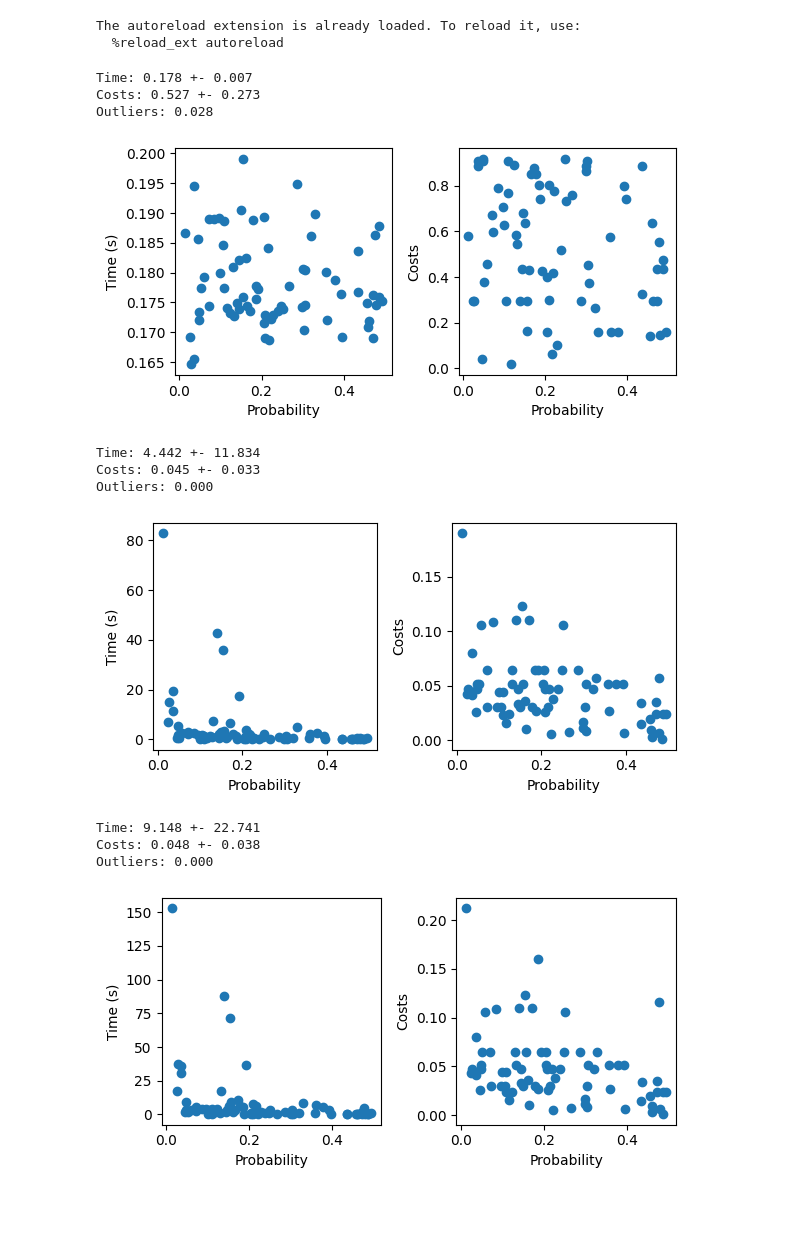
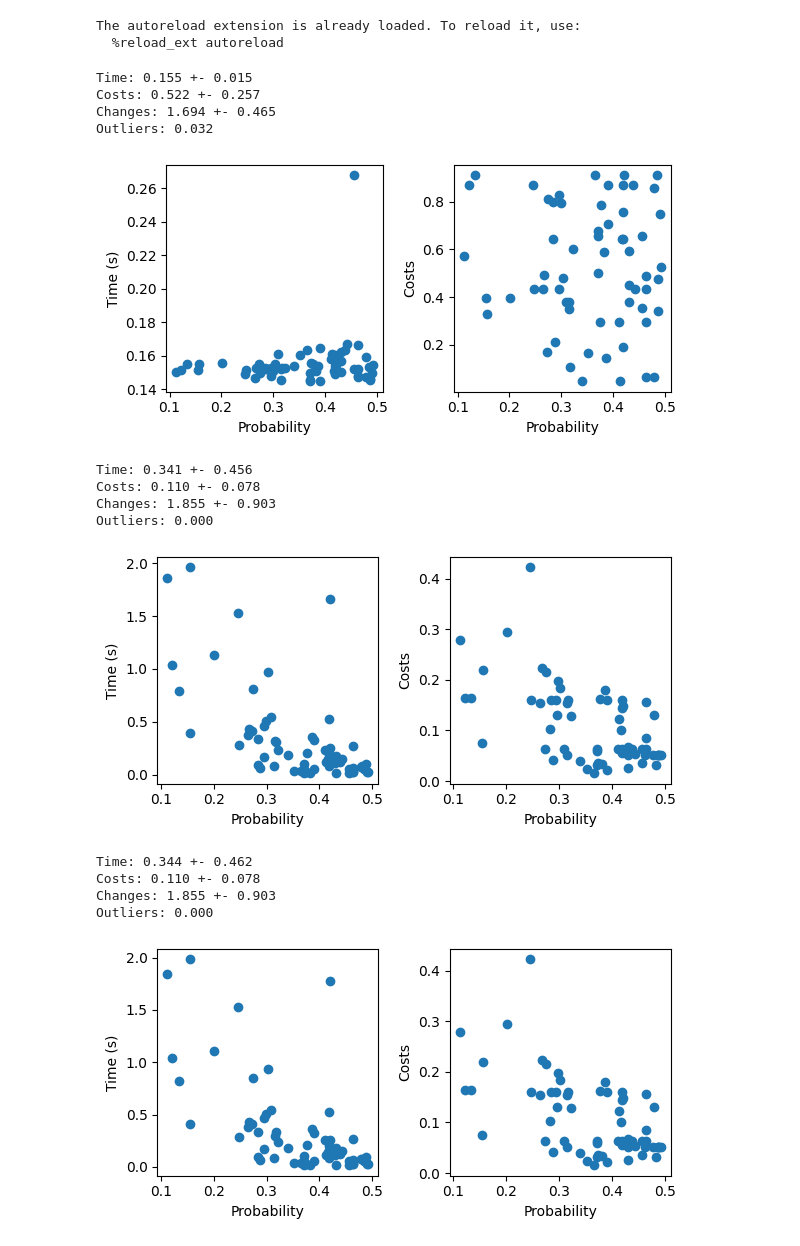
Before and after one commit to hiaac-finance/cfmining, a Jupyter notebook: notebooks/analyze_results.ipynb, the cells around one changed output. Drawn from its saved outputs; the diff is of its cells as text; code cells hidden in the pictures; blank space fills up the shorter version.

```diff
--- a/notebooks/analyze_results.ipynb
+++ b/notebooks/analyze_results.ipynb
@@ -22,7 +22,8 @@ import dice_ml
 The autoreload extension is already loaded. To reload it, use:
   %reload_ext autoreload
 # %%
-X_train, Y_train, model, outlier_detection, individuals = get_data_model("german")
+X_train, Y_train, model, _, individuals = get_data_model("german")
+outlier_detection = joblib.load("../models/german/IsolationForest_test.pkl")
 # %%
 action_set = ActionSet(X = X_train)
 not_mutable_features = ['Age', 'OwnsHouse', 'isMale', 'JobClassIsSkilled', 'Single', 'ForeignWorker', 'RentsHouse']
@@ -38,20 +42,34 @@ for feat in action_set:
     feat.update_grid()
 percCalc = PercentileCalculator(action_set = action_set)
 # %%
-def summarize_results(results):
+def summarize_results(results, outlier_detection):
     results["individual"] = results["individual"].apply(literal_eval)
     results["solutions"] = results["solutions"].apply(literal_eval)
-    results["outlier"] = results["outlier"].apply(lambda x : literal_eval(x)[0])
     costs = []
+    n_changes = []
+    outliers = []
     for i in range(len(results)):
         criteria = PercentileCriterion(individuals.iloc[i].values, percCalc)
         solutions = results["solutions"].iloc[i]
         costs_ = [criteria.f(s) for s in solutions][0]
+        individual = results["individual"].iloc[i]
+        if len(individual) == 1:
+            individual = individual[0]
+        sol0 = results["solutions"].iloc[i][0]
+        n_changes_ = sum([1 for i in range(len(individual)) if individual[i] != sol0[i]])
+
+        n_changes.append(n_changes_)
         costs.append(costs_)
+        outliers_ = [outlier_detection.predict(np.array(s)[None, :]) == -1 for s in solutions][0][0]
+        outliers.append(outliers_)
     results["costs"] = costs
+    results["outlier"] = outliers
+    results["n_changes"] = n_changes
+
 
     print(f"Time: {results['time'].mean():.3f} +- {results['time'].std():.3f}")
     print(f"Costs: {results['costs'].mean():.3f} +- {results['costs'].std():.3f}")
+    print(f"Changes: {results['n_changes'].mean():.3f} +- {results['n_changes'].std():.3f}")
     print(f"Outliers: {results['outlier'].mean():.3f}")
 
     fig, axs = plt.subplots(nrows = 1, ncols = 2, figsize = (6, 3))
@@ -72,26 +90,29 @@ def summarize_results(results):
     plt.tight_layout()
     plt.show()
 # %%
-results = pd.read_csv("../results/german/dice_best_sol_2.csv")
-summarize_results(results)
+results = pd.read_csv("../results/german/dice_1sol.csv")
+summarize_results(results, outlier_detection)
 # %% [output]
-Time: 0.178 +- 0.007
-Costs: 0.527 +- 0.273
-Outliers: 0.028
+Time: 0.155 +- 0.015
+Costs: 0.522 +- 0.257
+Changes: 1.694 +- 0.465
+Outliers: 0.032
-[figure, old version]
+[figure, new version]
 # %%
-results = pd.read_csv("../results/german/mapofcem_best_sol_0.csv")
-summarize_results(results)
+results = pd.read_csv("../results/german/mapofcem_percentile.csv")
+summarize_results(results, outlier_detection)
 # %% [output]
-Time: 4.442 +- 11.834
-Costs: 0.045 +- 0.033
+Time: 0.341 +- 0.456
+Costs: 0.110 +- 0.078
+Changes: 1.855 +- 0.903
 Outliers: 0.000
-[figure, old version]
+[figure, new version]
 # %%
-results = pd.read_csv("../results/german/mapofcem_best_sol_0.csv")
-summarize_results(results)
+results = pd.read_csv("../results/german/mapofcem_v2_percentile.csv")
+summarize_results(results, outlier_detection)
 # %% [output]
-Time: 9.148 +- 22.741
-Costs: 0.048 +- 0.038
+Time: 0.344 +- 0.462
+Costs: 0.110 +- 0.078
+Changes: 1.855 +- 0.903
 Outliers: 0.000
-[figure, old version]
+[figure, new version]
```
Also changed, not shown: parts of 11 cells of this notebook, 3 other files.
